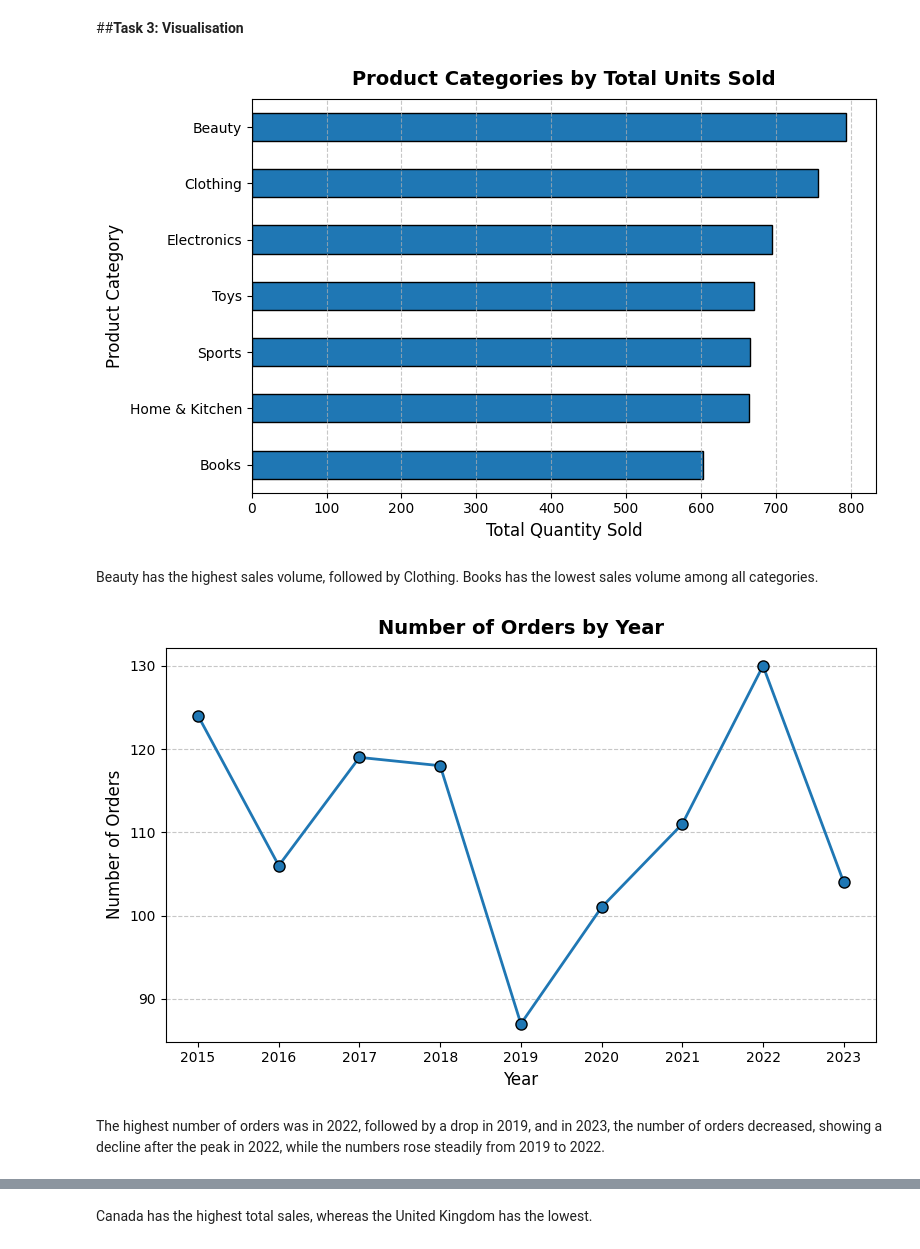
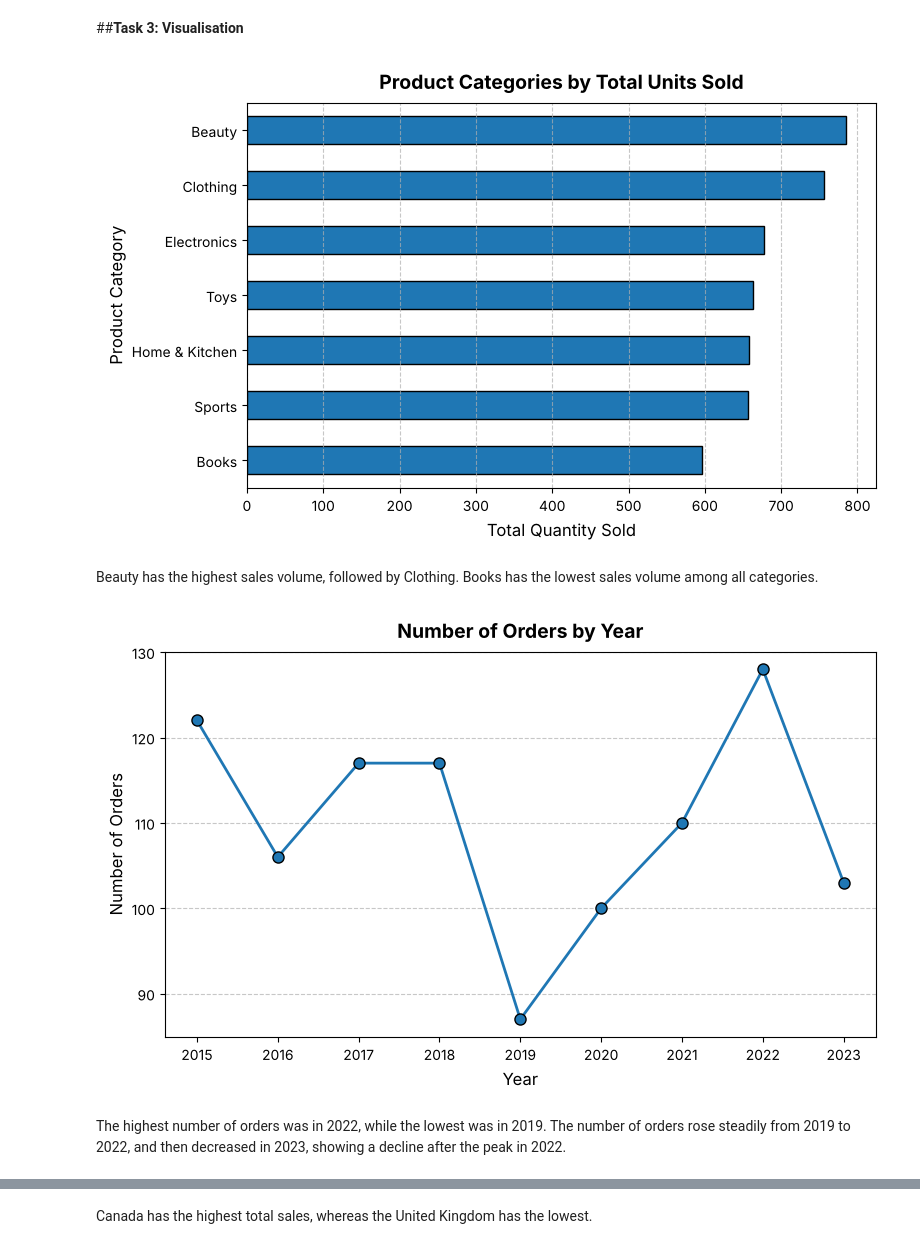
Before and after one commit to jasrinasidhu/ecommerce-sales-analysis, a Jupyter notebook: python_assignment.ipynb, the cells around one changed output, grey strips where cells are left out. Saved outputs shown, nothing was run; the diff lists cells and outputs as text; code cells hidden in the pictures.

```diff
--- a/python_assignment.ipynb
+++ b/python_assignment.ipynb
@@ -145,30 +142,30 @@ import matplotlib.pyplot as plt
 # %%
 # Horizontal bar chart: Product category with the most sales volume
 
-(df.groupby('Category')['Quantity'].sum()
+(df_clean.groupby('Category')['Quantity'].sum()
  .sort_values()
  .plot(kind='barh',
        color='#1f77b4',
        edgecolor='black',
        figsize=(8,5)))
 
 plt.title('Product Categories by Total Units Sold', fontsize=14, fontweight='bold', pad=10)
 plt.xlabel('Total Quantity Sold', fontsize=12)
 plt.ylabel('Product Category', fontsize=12)
 plt.grid(axis='x', linestyle='--', alpha=0.7)
 plt.tight_layout()
 
 plt.show()
 # %% [output]
-[figure, old version]
+[figure, new version]
 # %% [markdown]
 Beauty has the highest sales volume, followed by Clothing. Books has the lowest sales volume among all categories.
 # %%
 # Line chart: Year with the most number of orders
 
-df['Year'] = pd.to_datetime(df['OrderDate']).dt.year
+df_clean['Year'] = pd.to_datetime(df_clean['OrderDate']).dt.year
 
-orders_per_year = df['Year'].value_counts().sort_index()
+orders_per_year = df_clean['Year'].value_counts().sort_index()
 
 plt.figure(figsize=(8,5))
 plt.plot(orders_per_year.index, orders_per_year.values,
@@ -183,9 +180,9 @@ plt.grid(axis='y', linestyle='--', alpha=0.7)
 plt.tight_layout()
 plt.show()
 # %% [output]
-[figure, old version]
+[figure, new version]
 # %% [markdown]
-The highest number of orders was in 2022, followed by a drop in 2019, and in 2023, the number of orders decreased, showing a decline after the peak in 2022, while the numbers rose steadily from 2019 to 2022.
+The highest number of orders was in 2022, while the lowest was in 2019. The number of orders rose steadily from 2019 to 2022, and then decreased in 2023, showing a decline after the peak in 2022.
 # %%
 # Bar chart: Country with the highest total sales
 
```
Also changed, not shown: parts of 11 cells of this notebook.
